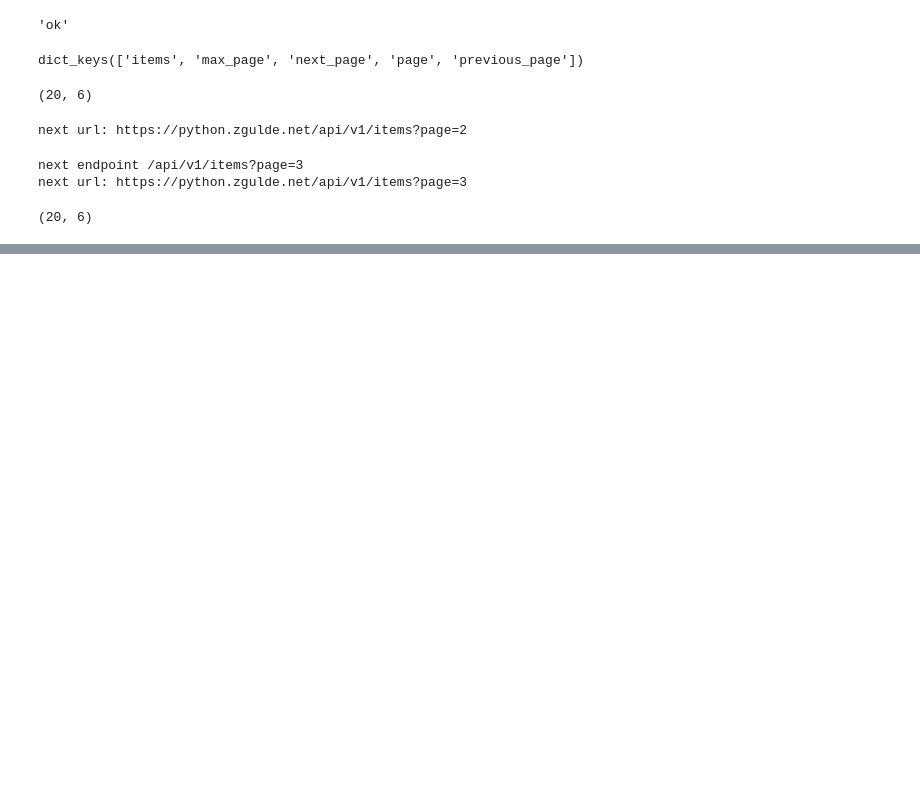
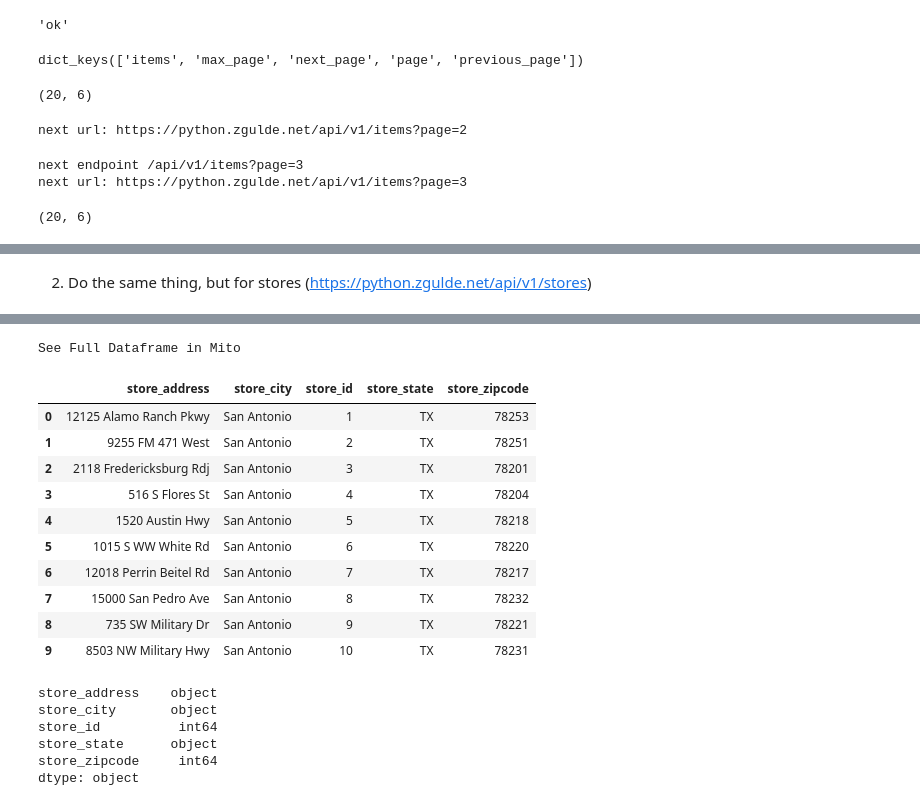
Before and after one commit to nicholas-dougherty/time-series-exercises, a Jupyter notebook: items.ipynb, the cells around one changed output, grey strips where cells are left out. Drawn from its saved outputs; the diff is of its cells as text; code cells hidden in the pictures; blank space fills up the shorter version.

```diff
--- a/items.ipynb
+++ b/items.ipynb
@@ -177,0 +183,2 @@ for item in range(1, n + page_n):
+# %% [markdown]
+2. Do the same thing, but for stores (https://python.zgulde.net/api/v1/stores)
@@ -177,0 +239,4 @@ for item in range(1, n + page_n):
+# %%
+stores_df = get_stores_df()
+stores_df
+# %% [output]
@@ -177,0 +244,21 @@ for item in range(1, n + page_n):
+See Full Dataframe in Mito
+|  | store_address | store_city | store_id | store_state | store_zipcode |
+| 0 | 12125 Alamo Ranch Pkwy | San Antonio | 1 | TX | 78253 |
+| 1 | 9255 FM 471 West | San Antonio | 2 | TX | 78251 |
+| 2 | 2118 Fredericksburg Rdj | San Antonio | 3 | TX | 78201 |
+| 3 | 516 S Flores St | San Antonio | 4 | TX | 78204 |
+| 4 | 1520 Austin Hwy | San Antonio | 5 | TX | 78218 |
+| 5 | 1015 S WW White Rd | San Antonio | 6 | TX | 78220 |
+| 6 | 12018 Perrin Beitel Rd | San Antonio | 7 | TX | 78217 |
+| 7 | 15000 San Pedro Ave | San Antonio | 8 | TX | 78232 |
+| 8 | 735 SW Military Dr | San Antonio | 9 | TX | 78221 |
+| 9 | 8503 NW Military Hwy | San Antonio | 10 | TX | 78231 |
+# %%
+stores_df.dtypes
+# %% [output]
+store_address    object
+store_city       object
+store_id          int64
+store_state      object
+store_zipcode     int64
+dtype: object
```
Also changed, not shown: parts of 23 cells of this notebook, 2 other files.
